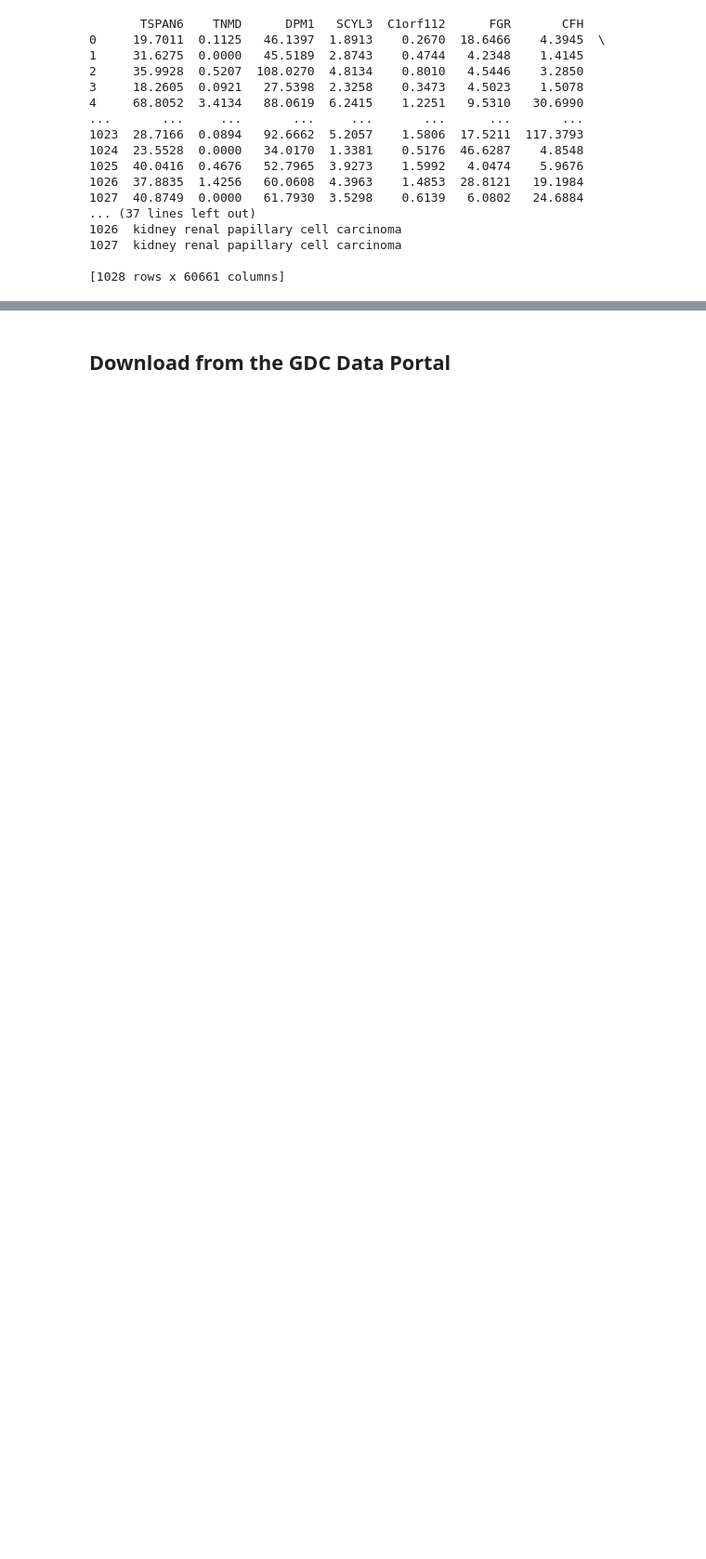
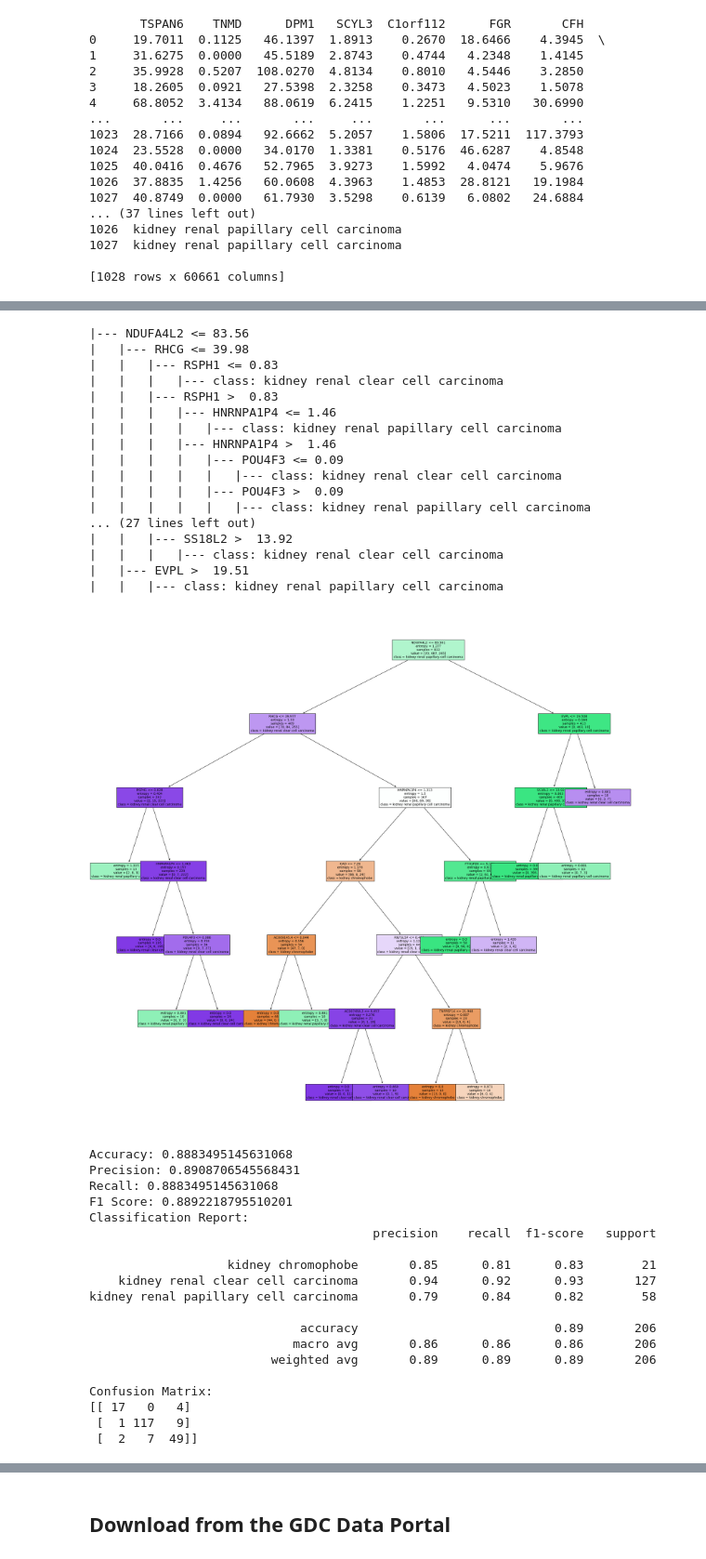
Before and after one commit to HaukeGS/AMLG-Project, a Jupyter notebook: project-cancer-classification.ipynb, the cells around one changed output, grey strips where cells are left out. Shown at 93% size. Saved outputs shown, nothing was run; the diff lists cells and outputs as text; code cells hidden in the pictures; blank space fills up the shorter version.

```diff
--- a/project-cancer-classification.ipynb
+++ b/project-cancer-classification.ipynb
@@ -323,0 +460,49 @@ plt.show()
+# %%
+# Create an instance of the DecisionTreeClassifier
+classifier_2 = DecisionTreeClassifier(criterion="entropy", random_state=0, min_samples_leaf=10)
+
+# Fit the classifier to the training data
+classifier_2.fit(X_train, y_train)
+
+# Predict the target variable for the validation data
+y_pred = classifier_2.predict(X_test)
+# %%
+visualize_results(X_test, y_test, classifier_2)
+# %% [output]
+|--- NDUFA4L2 <= 83.56
+|   |--- RHCG <= 39.98
+|   |   |--- RSPH1 <= 0.83
+|   |   |   |--- class: kidney renal clear cell carcinoma
+|   |   |--- RSPH1 >  0.83
+|   |   |   |--- HNRNPA1P4 <= 1.46
+|   |   |   |   |--- class: kidney renal papillary cell carcinoma
+|   |   |   |--- HNRNPA1P4 >  1.46
+|   |   |   |   |--- POU4F3 <= 0.09
+|   |   |   |   |   |--- class: kidney renal clear cell carcinoma
+|   |   |   |   |--- POU4F3 >  0.09
+|   |   |   |   |   |--- class: kidney renal papillary cell carcinoma
+... (27 lines left out)
+|   |   |--- SS18L2 >  13.92
+|   |   |   |--- class: kidney renal clear cell carcinoma
+|   |--- EVPL >  19.51
+|   |   |--- class: kidney renal papillary cell carcinoma
+[figure, added]
+Accuracy: 0.8883495145631068
+Precision: 0.8908706545568431
+Recall: 0.8883495145631068
+F1 Score: 0.8892218795510201
+Classification Report:
+                                       precision    recall  f1-score   support
+
+                   kidney chromophobe       0.85      0.81      0.83        21
+    kidney renal clear cell carcinoma       0.94      0.92      0.93       127
+kidney renal papillary cell carcinoma       0.79      0.84      0.82        58
+
+                             accuracy                           0.89       206
+                            macro avg       0.86      0.86      0.86       206
+                         weighted avg       0.89      0.89      0.89       206
+
+Confusion Matrix:
+[[ 17   0   4]
+ [  1 117   9]
+ [  2   7  49]]
```
Also changed, not shown: parts of 22 cells of this notebook.
